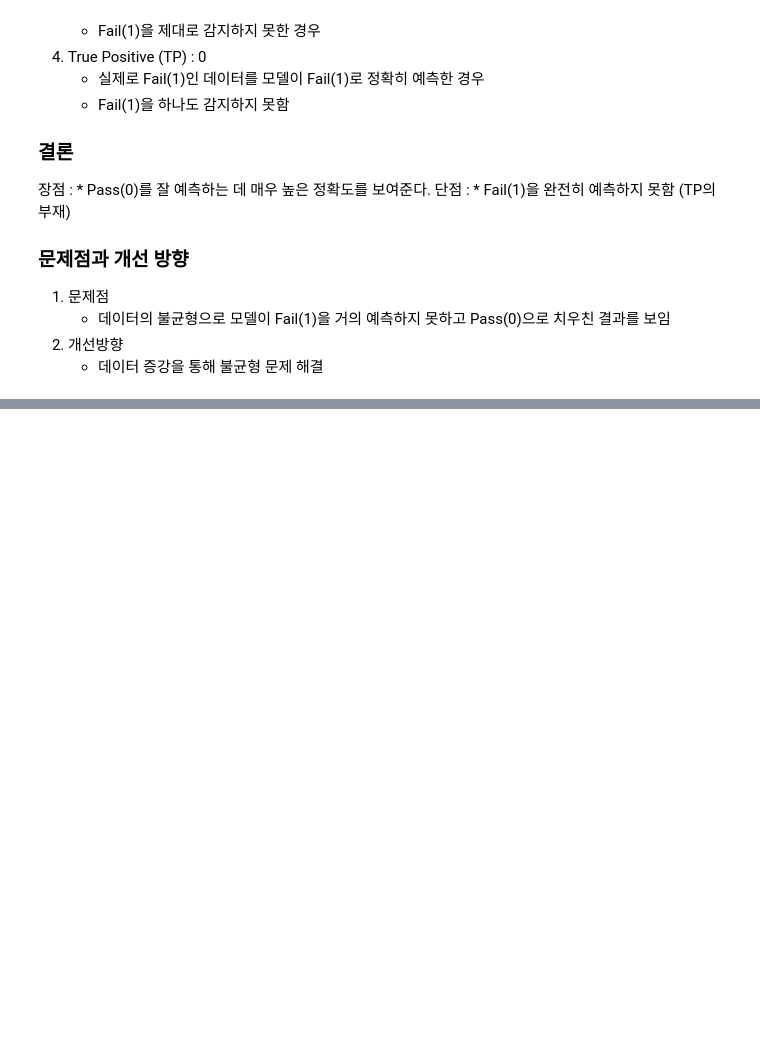
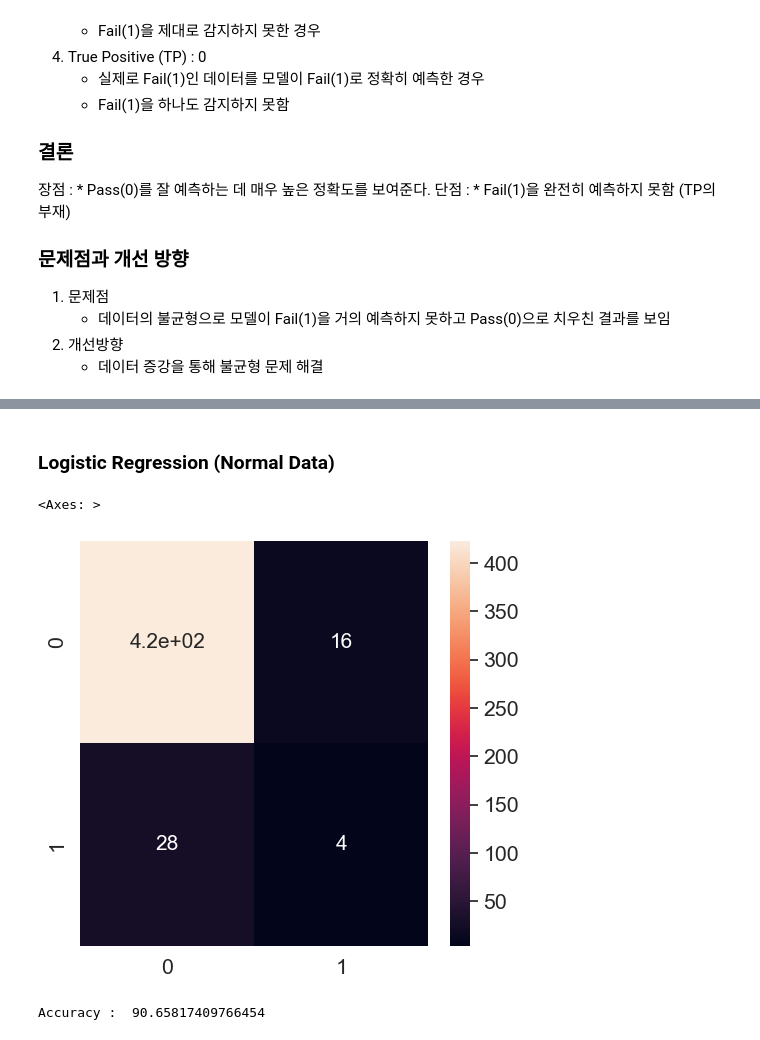
Before and after one commit to kimyoungho010311/-, a Jupyter notebook: Semiconductor_manufacturing_project.ipynb, the cells around one changed output, grey strips where cells are left out. Cells and saved outputs as stored; diff of their text form; code cells hidden in the pictures; blank space fills up the shorter version.

Commit message:
Random Forest, Logistic Regression, Lasso

```diff
--- a/Semiconductor_manufacturing_project.ipynb
+++ b/Semiconductor_manufacturing_project.ipynb
@@ -414,0 +437,12 @@ Accuracy :  93.20594479830149
+# %%
+# 100개의 트리를 생성, 학습 과정에서 로그 출력은 F
+model = RandomForestClassifier(n_estimators=100, random_state=1, verbose=0 )
+# 모델을 x_train과 Y_train 으로 학습시킨다.
+model.fit(x_train, y_train)
+# y_pred에 예측 결과를 대입한다.
+y_pred = model.predict(x_test)
+# %%
+cm = confusion_matrix(y_test, y_pred)
+plt.rcParams['figure.figsize'] = (5, 5)
+sns.set(style = 'dark', font_scale = 1.4)
+sns.heatmap (cm, annot = True, annot_kws = {"size" : 15})
@@ -414,0 +482,18 @@ Accuracy :  93.20594479830149
+# %% [markdown]
+### Logistic Regression (Normal Data)
+# %%
+lr = LogisticRegression(random_state=1)
+lr.fit(x_train, y_train)
+y_pred = lr.predict(x_test)
+# %%
+cm = confusion_matrix(y_test, y_pred)
+plt.rcParams['figure.figsize'] = (5, 5)
+sns.set(style = 'dark', font_scale = 1.4)
+sns.heatmap(cm, annot = True, annot_kws = {'size' : 15})
+# %% [output]
+<Axes: >
+[figure, added]
+# %%
+print("Accuracy : ",lr.score(x_test,y_test)*100)
+# %% [output]
+Accuracy :  90.65817409766454
```
Also changed, not shown: parts of 15 cells of this notebook.
